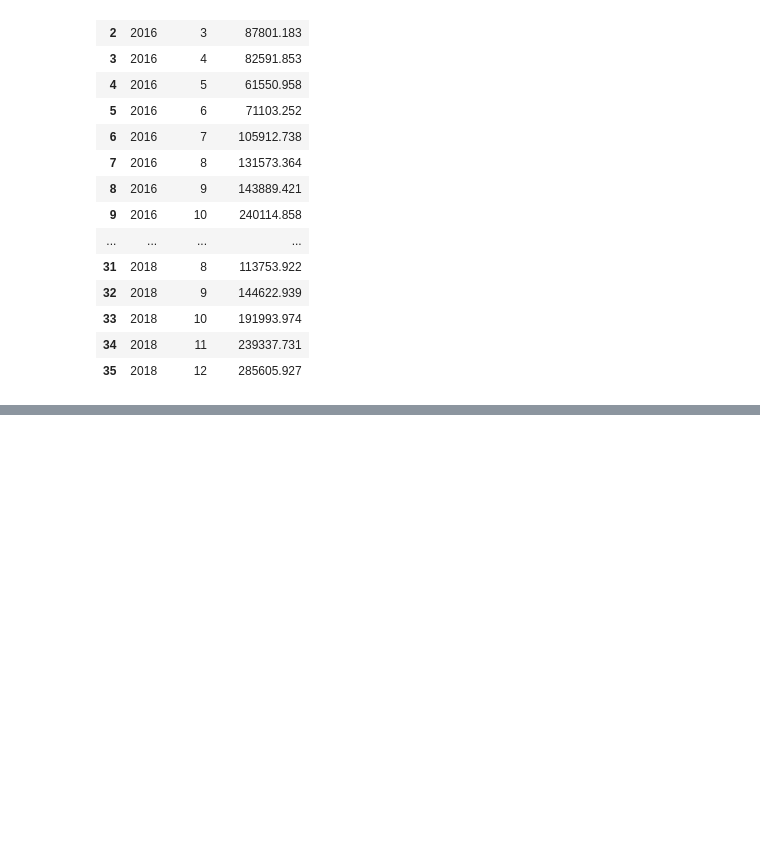
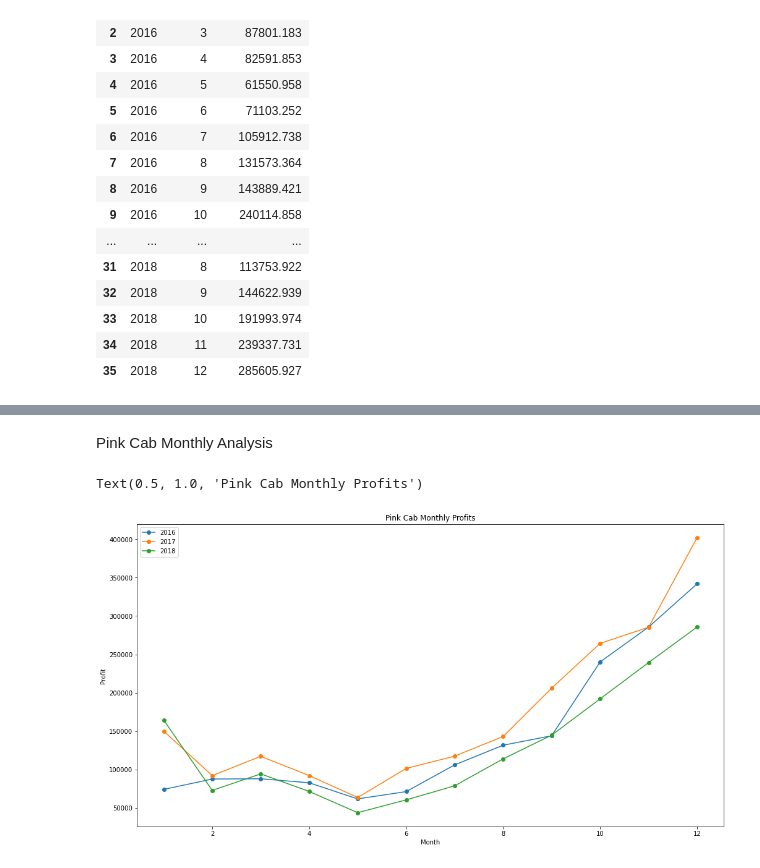
Before and after one commit to mbatacan/DataGlacier, a Jupyter notebook: cabInvestment.ipynb, the cells around one changed output, grey strips where cells are left out. Cells and saved outputs as stored; diff of their text form; code cells hidden in the pictures; blank space fills up the shorter version.

```diff
--- a/cabInvestment.ipynb
+++ b/cabInvestment.ipynb
@@ -367,0 +368,7 @@ Text(0.5, 0, 'Date')
+# %%
+pcMonthYear = pcMonthly.reset_index(['Month','Year'])
+pc2016 = pcMonthYear[pcMonthYear['Year'].isin([2016])]
+pc2017 = pcMonthYear[pcMonthYear['Year'].isin([2017])]
+pc2018 = pcMonthYear[pcMonthYear['Year'].isin([2018])]
+
+pc2016
@@ -367,0 +389,15 @@ Text(0.5, 0, 'Date')
+# %% [markdown]
+Pink Cab Monthly Analysis
+# %%
+plt.figure(figsize=(17,9))
+dates = (pc2016['Month'])
+plt.plot(dates,pc2016['Monthly Profit'], label = '2016',marker = 'o')
+plt.plot(dates,pc2017['Monthly Profit'],label = '2017',marker = 'o')
+plt.plot(dates,pc2018['Monthly Profit'],label = '2018',marker = 'o')
+plt.legend(loc ='best')
+plt.xlabel('Month')
+plt.ylabel('Profit')
+plt.title('Pink Cab Monthly Profits')
+# %% [output]
+Text(0.5, 1.0, 'Pink Cab Monthly Profits')
+[figure, added]
```
Also changed, not shown: parts of 10 cells of this notebook.
